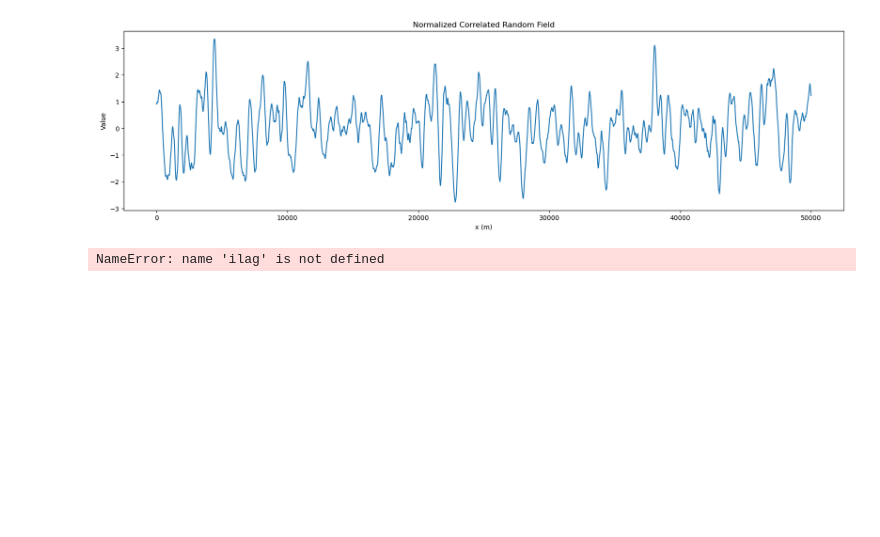
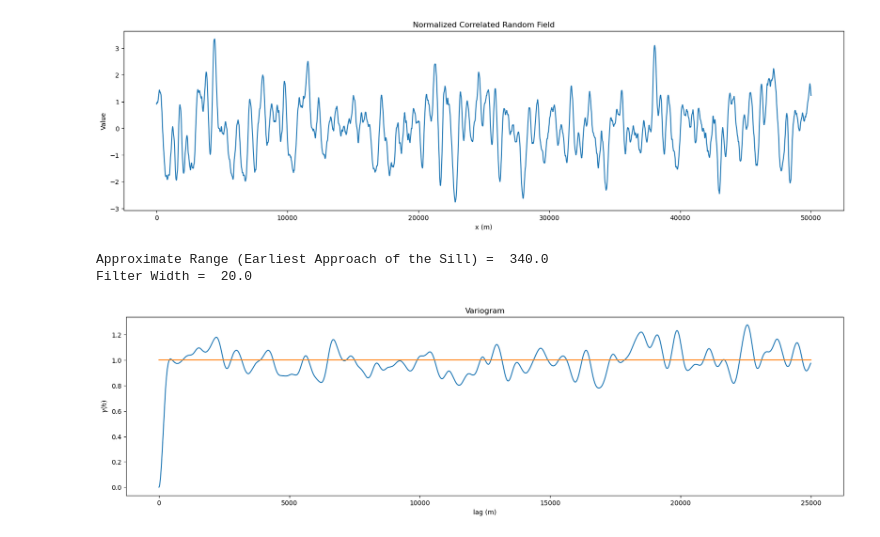
Before and after one commit to BillyGareth/Python-Numerical-StatisticalDemos, a Jupyter notebook: Convolution_Simulation_Demo.ipynb, the cells around one changed output. Drawn from its saved outputs; the diff is of its cells as text; code cells hidden in the pictures; blank space fills up the shorter version.

Commit message:
Vairogram and filter_half_width assign

```diff
--- a/Convolution_Simulation_Demo.ipynb
+++ b/Convolution_Simulation_Demo.ipynb
@@ -126,7 +126,7 @@ Normalized Standard Deviation =  1.0
 [figure]
 # %%
 # 5. Calculate and plot the vairogram for the normalized correlated random field
-
+filter_half_width = 10
 nlags = int(nx*0.5)
 
 pairs = np.zeros(nlags)
@@ -134,32 +134,34 @@ variogram = np.zeros(nlags)
 lags = np.zeros(nlags)
 
 for ilags in range(0, nlags):
     pairs[ilags] = 0
     variogram[ilags] = 0
 
 for itail in range(0, nx):
     for ihead in range(itail,nx):
         ilags = ihead - itail
         if ilags < nlags:
-            variogram[ilag] = variogram[ilag] + (norm_model_array[ihead] - norm_model_array[itail])**2.0
+            variogram[ilags] = variogram[ilags] + (norm_model_array[ihead] - norm_model_array[itail])**2.0
             pairs[ilags] = pairs[ilags] + 1.0
 
 approx_range = 0.0
 for ilags in range(0, nlags):
     lags[ilags] = ilags * xsiz
     variogram[ilags] = variogram[ilags] / (2.0*pairs[ilags])
 
 for ilags in range(0, nlags):
     if variogram[ilags] > 0.95:
         approx_range = lags[ilags]
         break
 
 print("Approximate Range (Earliest Approach of the Sill) = ", approx_range)
 print("Filter Width = ", filter_half_width*2.0)
 
 fig_var_func = plt.figure(figsize=(20,5)); ax = plt.axes()
 ax.plot(lags,variogram); ax.plot([0,25000],[1.0,1.0])
 plt.title("Variogram"); plt.xlabel("lag (m)");plt.ylabel(r'$\gamma(h)$');
 plt.show()
 # %% [output]
-NameError: name 'ilag' is not defined
+Approximate Range (Earliest Approach of the Sill) =  340.0
+Filter Width =  20.0
+[figure, added]
```
Also changed, not shown: parts of 2 cells of this notebook.
